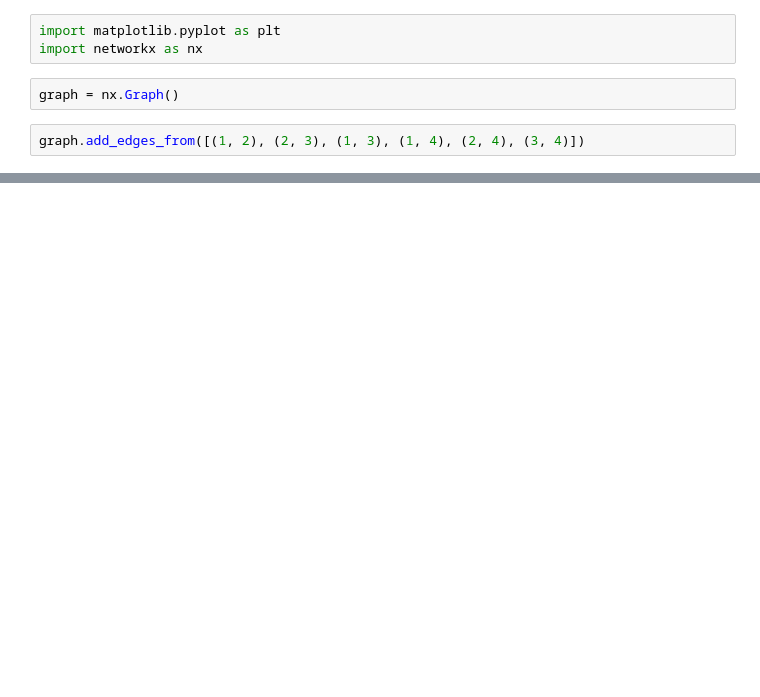
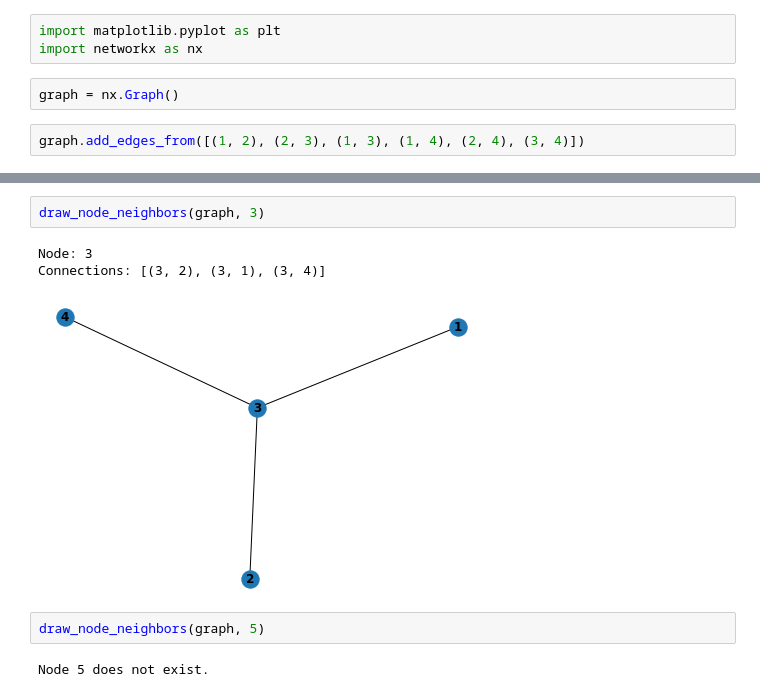
Before and after one commit to dbourdin/graphs, a Jupyter notebook: notebook.ipynb, the cells around one changed output, grey strips where cells are left out. Cells and saved outputs as stored; diff of their text form; blank space fills up the shorter version.

```diff
--- a/notebook.ipynb
+++ b/notebook.ipynb
@@ -45,0 +69,10 @@ Connections: [(4, 1), (4, 2), (4, 3)]
+# %%
+draw_node_neighbors(graph, 3)
+# %% [output]
+Node: 3
+Connections: [(3, 2), (3, 1), (3, 4)]
+[figure, added]
+# %%
+draw_node_neighbors(graph, 5)
+# %% [output]
+Node 5 does not exist.
```
Also changed, not shown: parts of 4 cells of this notebook.
